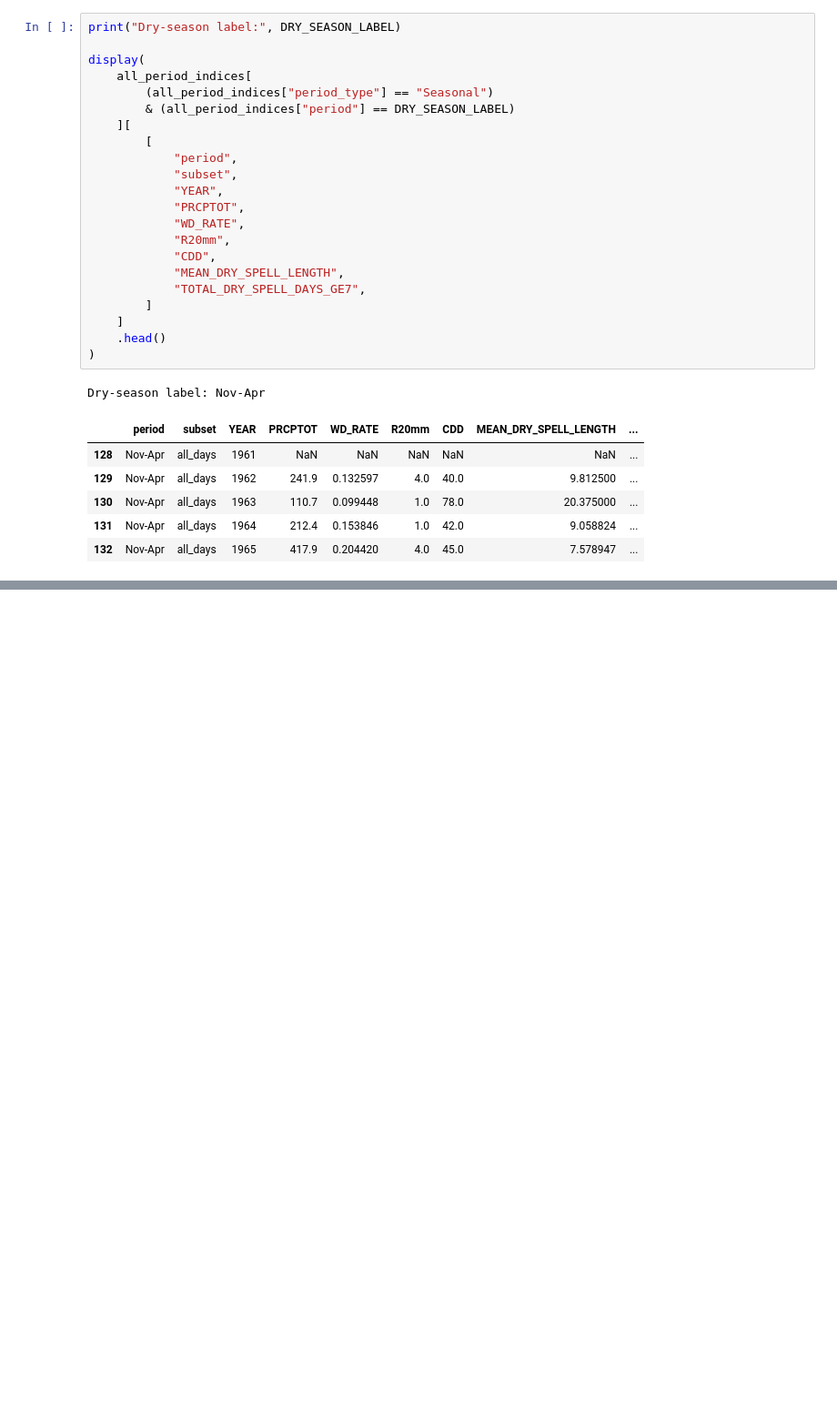
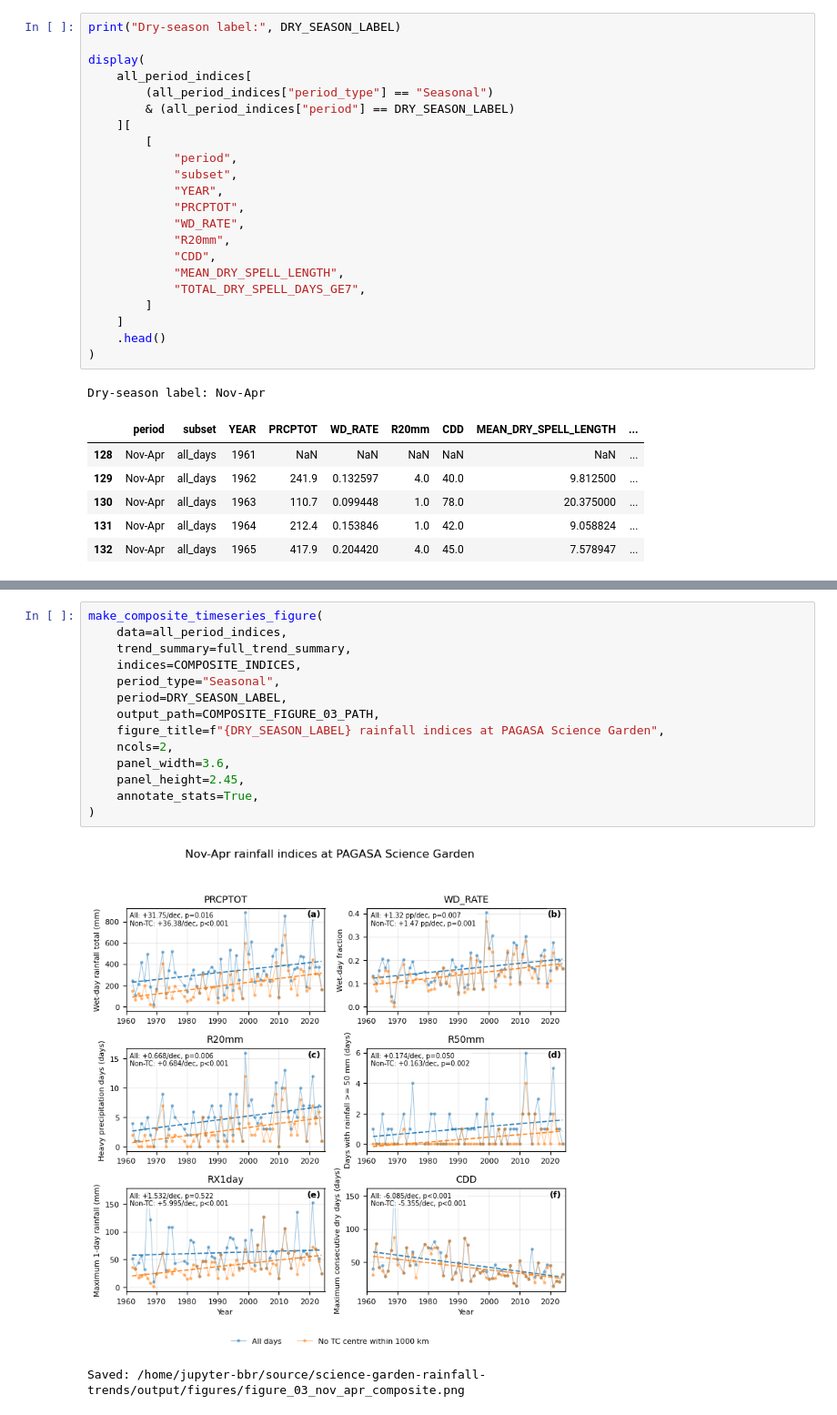
Before and after one commit to baracoma/science-garden-rainfall-trends, a Jupyter notebook: 02_analysis_and_figures.ipynb, the cells around one changed output, grey strips where cells are left out. Shown at 91% size. Drawn from its saved outputs; the diff is of its cells as text; blank space fills up the shorter version.

```diff
--- a/02_analysis_and_figures.ipynb
+++ b/02_analysis_and_figures.ipynb
@@ -2218,0 +2770,17 @@ Saved: /home/jupyter-bbr/source/science-garden-rainfall-trends/output/figures/di
+# %%
+make_composite_timeseries_figure(
+    data=all_period_indices,
+    trend_summary=full_trend_summary,
+    indices=COMPOSITE_INDICES,
+    period_type="Seasonal",
+    period=DRY_SEASON_LABEL,
+    output_path=COMPOSITE_FIGURE_03_PATH,
+    figure_title=f"{DRY_SEASON_LABEL} rainfall indices at PAGASA Science Garden",
+    ncols=2,
+    panel_width=3.6,
+    panel_height=2.45,
+    annotate_stats=True,
+)
+# %% [output]
+[figure, added]
+Saved: /home/jupyter-bbr/source/science-garden-rainfall-trends/output/figures/figure_03_nov_apr_composite.png
```
Also changed, not shown: parts of 28 cells of this notebook.
